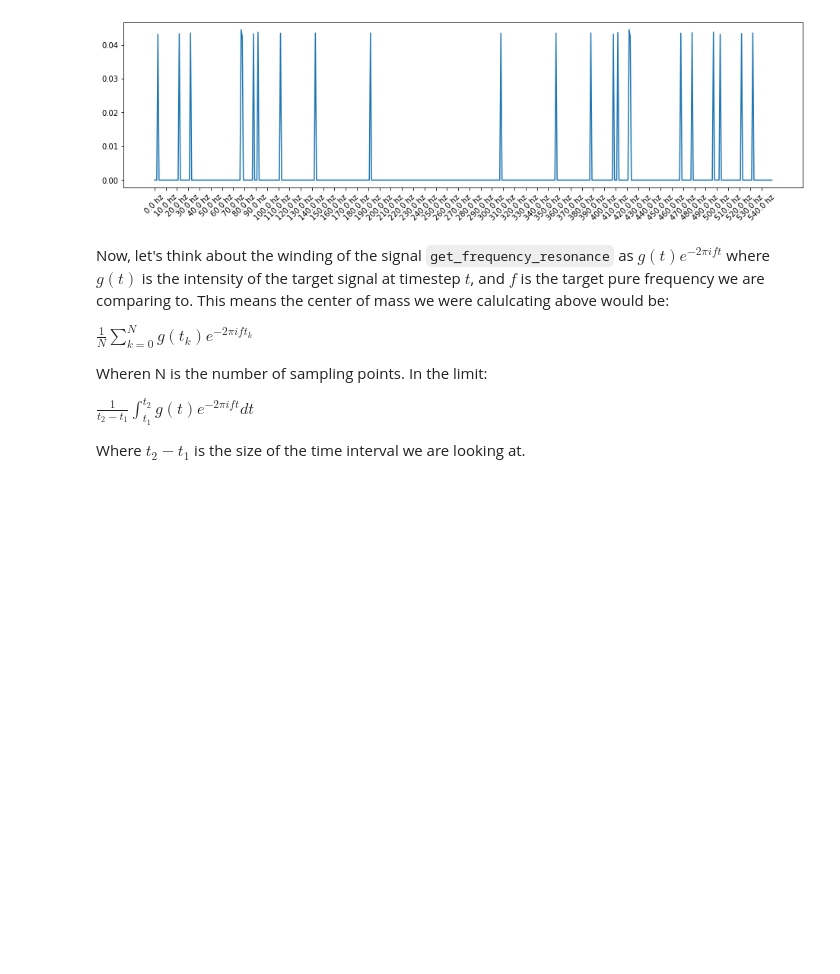
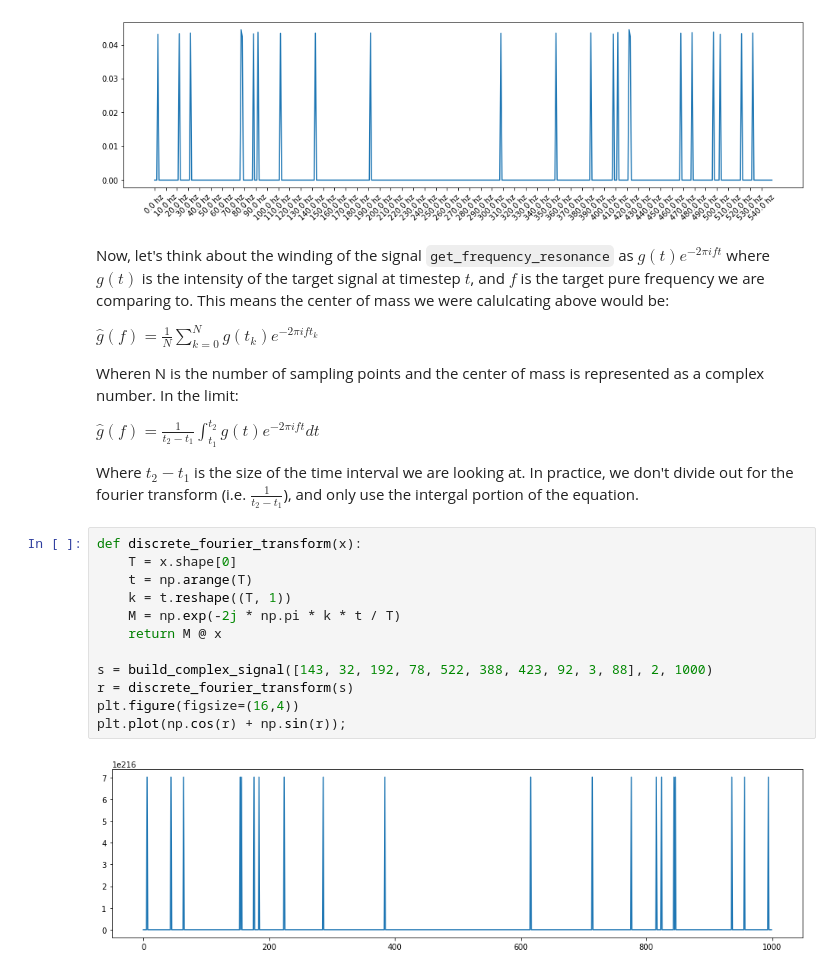
Before and after one commit to pvwoods/elko, a Jupyter notebook: notebooks/fourier.ipynb, the cells around one changed output. Cells and saved outputs as stored; diff of their text form; blank space fills up the shorter version.

```diff
--- a/notebooks/ms-stft.ipynb
+++ b/notebooks/fourier.ipynb
@@ -239,10 +241,24 @@ render_ft_chart(d, c, s)
 # %% [markdown]
 Now, let's think about the winding of the signal `get_frequency_resonance` as $g(t)e^{-2\pi{ift}}$ where $g(t)$ is the intensity of the target signal at timestep $t$, and $f$ is the target pure frequency we are comparing to.  This means the center of mass we were calulcating above would be:
 
-$\frac{1}{N}\sum_{k=0}^{N}g(t_k)e^{-2\pi{ift_k}}$
+$\hat{g}(f) = \frac{1}{N}\sum_{k=0}^{N}g(t_k)e^{-2\pi{ift_k}}$
 
-Wheren N is the number of sampling points.  In the limit:
+Wheren N is the number of sampling points and the center of mass is represented as a complex number.  In the limit:
 
-$\frac{1}{t_2-t_1}\int_{t_1}^{t_2}g(t)e^{-2\pi{ift}}dt$
+$\hat{g}(f) = \frac{1}{t_2-t_1}\int_{t_1}^{t_2}g(t)e^{-2\pi{ift}}dt$
 
-Where $t_2-t_1$ is the size of the time interval we are looking at.
+Where $t_2-t_1$ is the size of the time interval we are looking at.  In practice, we don't divide out for the fourier transform (i.e. $\frac{1}{t_2-t_1}$), and only use the intergal portion of the equation.
+# %%
+def discrete_fourier_transform(x):
+    T = x.shape[0]
+    t = np.arange(T)
+    k = t.reshape((T, 1))
+    M = np.exp(-2j * np.pi * k * t / T)
+    return M @ x
+
+s = build_complex_signal([143, 32, 192, 78, 522, 388, 423, 92, 3, 88], 2, 1000)
+r = discrete_fourier_transform(s)
+plt.figure(figsize=(16,4))
+plt.plot(np.cos(r) + np.sin(r));
+# %% [output]
+[figure, added]
```
Also changed, not shown: parts of 2 cells of this notebook.
